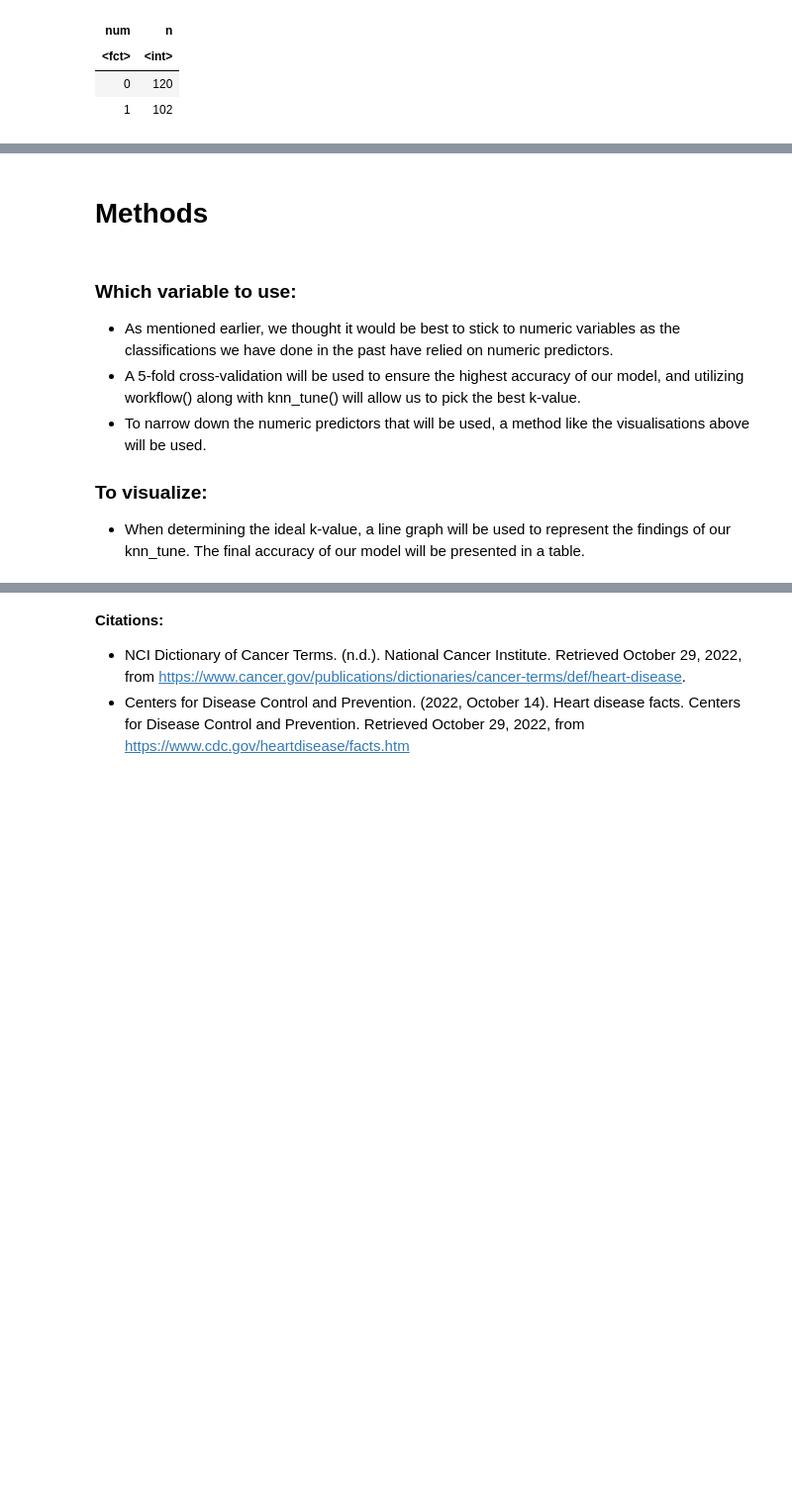
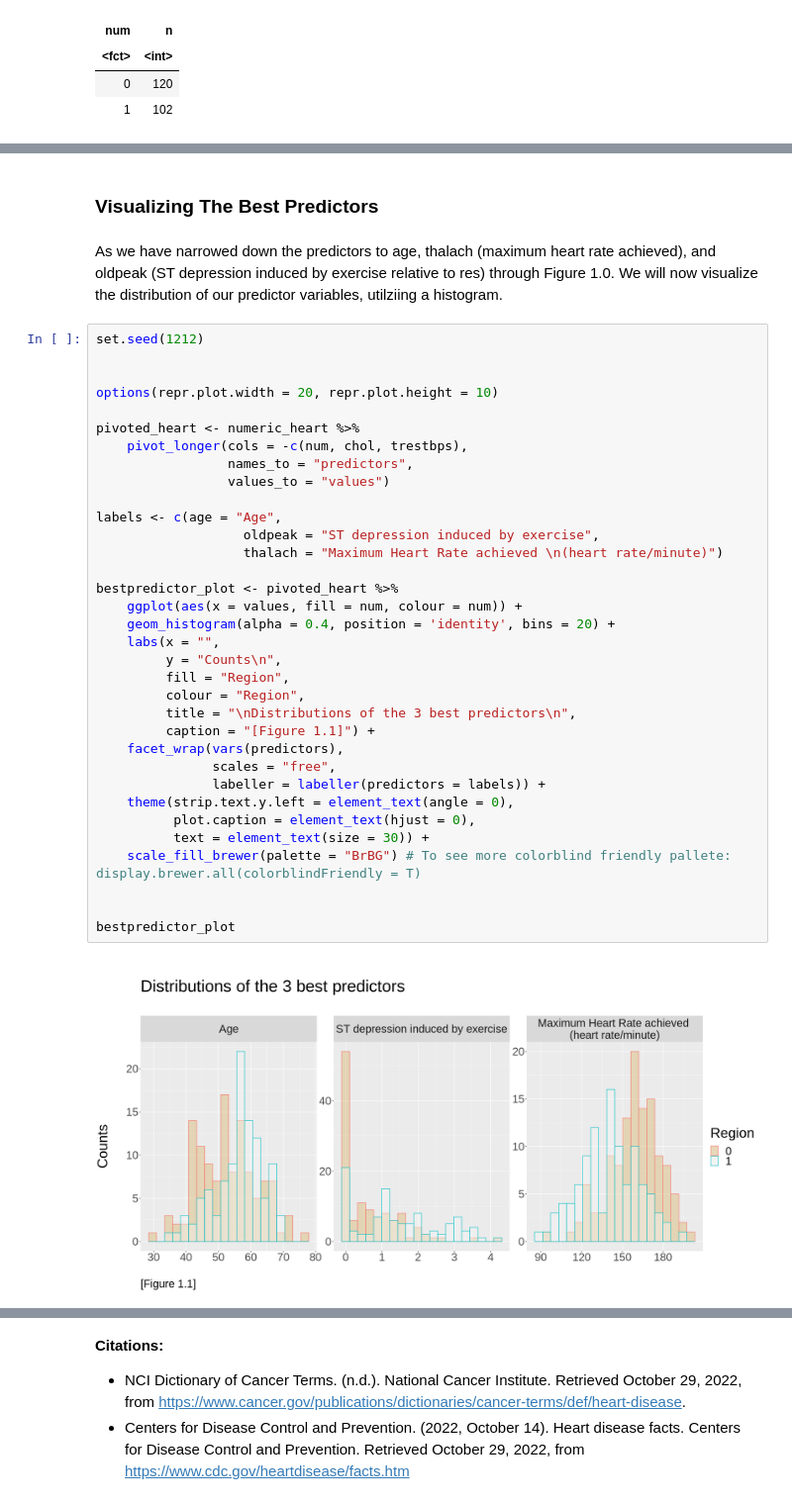
Before and after one commit to stevenson9/dsci-100-project-group-118, a Jupyter notebook: dsci100project.ipynb, the cells around one changed output, grey strips where cells are left out. Shown at 99% size. Saved outputs shown, nothing was run; the diff lists cells and outputs as text; blank space fills up the shorter version.

Commit message:
coding done

```diff
--- a/dsci100project.ipynb
+++ b/dsci100project.ipynb
@@ -302,10 +307,40 @@ For example, in the age graph, the proportion of people with heart disease is hi
-# %% [markdown]
-# Methods
-# %% [markdown]
-### Which variable to use:
-* As mentioned earlier, we thought it would be best to stick to numeric variables as the classifications we have done in the past have relied on numeric predictors.
-* A 5-fold cross-validation will be used to ensure the highest accuracy of our model, and utilizing workflow() along with knn_tune() will allow us to pick the best k-value.
-* To narrow down the numeric predictors that will be used, a method like the visualisations above will be used.
-
-### To visualize:
-* When determining the ideal k-value, a line graph will be used to represent the findings of our knn_tune. The final accuracy of our model will be presented in a table.
+# %% [markdown]
+### Visualizing The Best Predictors
+# %% [markdown]
+As we have narrowed down the predictors to age, thalach (maximum heart rate achieved), and oldpeak (ST depression induced by exercise relative to res) through Figure 1.0. We will now visualize the distribution of our predictor variables, utilziing a histogram.
+# %%
+set.seed(1212)
+
+
+options(repr.plot.width = 20, repr.plot.height = 10)
+
+pivoted_heart <- numeric_heart %>%
+    pivot_longer(cols = -c(num, chol, trestbps),
+                 names_to = "predictors",
+                 values_to = "values")
+
+labels <- c(age = "Age",
+                   oldpeak = "ST depression induced by exercise",
+                   thalach = "Maximum Heart Rate achieved \n(heart rate/minute)")
+
+bestpredictor_plot <- pivoted_heart %>%
+    ggplot(aes(x = values, fill = num, colour = num)) +
+    geom_histogram(alpha = 0.4, position = 'identity', bins = 20) +
+    labs(x = "",
+         y = "Counts\n",
+         fill = "Region",
+         colour = "Region",
+         title = "\nDistributions of the 3 best predictors\n",
+         caption = "[Figure 1.1]") +
+    facet_wrap(vars(predictors),
+               scales = "free",
+               labeller = labeller(predictors = labels)) +
+    theme(strip.text.y.left = element_text(angle = 0),
+          plot.caption = element_text(hjust = 0),
+          text = element_text(size = 30)) +
+    scale_fill_brewer(palette = "BrBG") # To see more colorblind friendly pallete: display.brewer.all(colorblindFriendly = T)
+
+
+bestpredictor_plot
+# %% [output]
+[figure, added]
```
Also changed, not shown: parts of 40 cells of this notebook.
